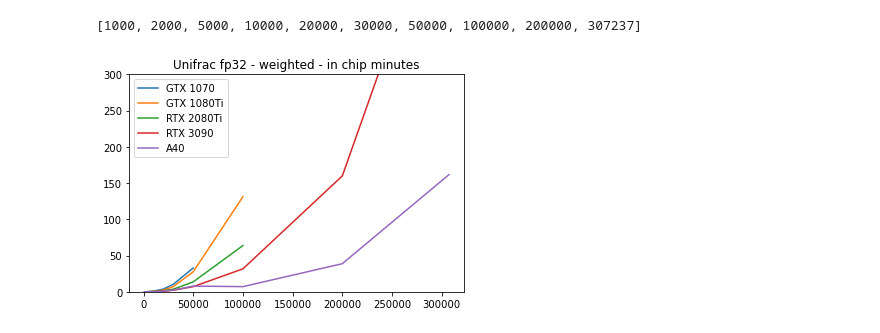
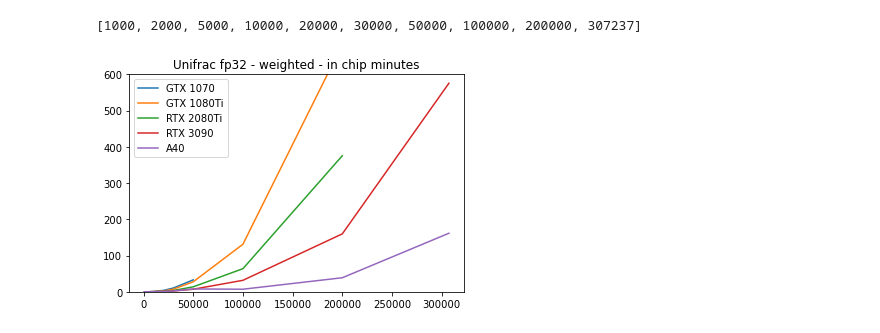
Before and after one commit to sfiligoi/unifrac, a Jupyter notebook: benchmarks/noteboks/graph_prp_wn.ipynb, the cells around one changed output. Drawn from its saved outputs; the diff is of its cells as text; code cells hidden in the pictures.

```diff
--- a/benchmarks/noteboks/graph_prp_wn.ipynb
+++ b/benchmarks/noteboks/graph_prp_wn.ipynb
@@ -65,19 +65,19 @@ print(gpu40_n_samples)
 # %%
 fig, ax = plt.subplots()
 #ax.plot(n_samples[:len(org_cpu)], org_cpu,
 #        n_samples[:len(cpu)], cpu,
 #        n_samples[:len(gpu_3s)], gpu_3s)
 ax.plot(gpu7_n_samples, gpu7, label="GTX 1070")
 ax.plot(gpu8_n_samples, gpu8, label="GTX 1080Ti")
 ax.plot(gpu28_n_samples, gpu28, label="RTX 2080Ti")
 ax.plot(gpu39_n_samples, gpu39, label="RTX 3090")
 ax.plot(gpu40_n_samples, gpu40, label="A40")
 
 
-plt.ylim([0,300])
+plt.ylim([0,600])
 
 plt.title("Unifrac fp32 - weighted - in chip minutes")
 ax.legend(loc='upper left')
 plt.show()
 # %% [output]
-[figure, old version]
+[figure, new version]
```
Also changed, not shown: parts of 1 cell of this notebook, 3 other files.
